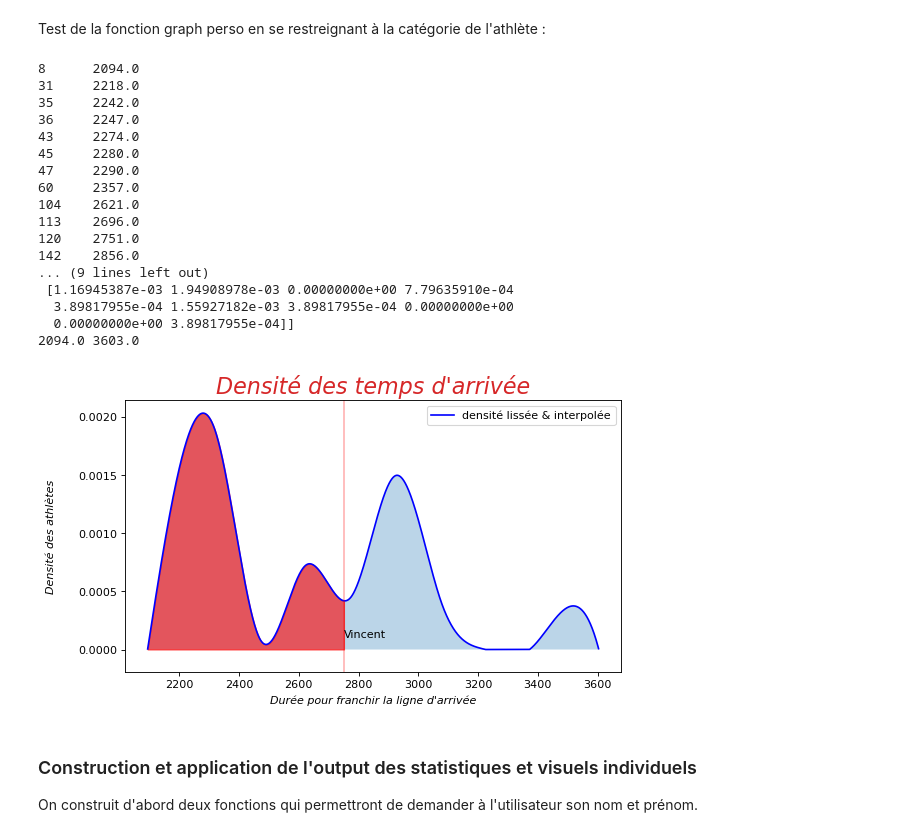
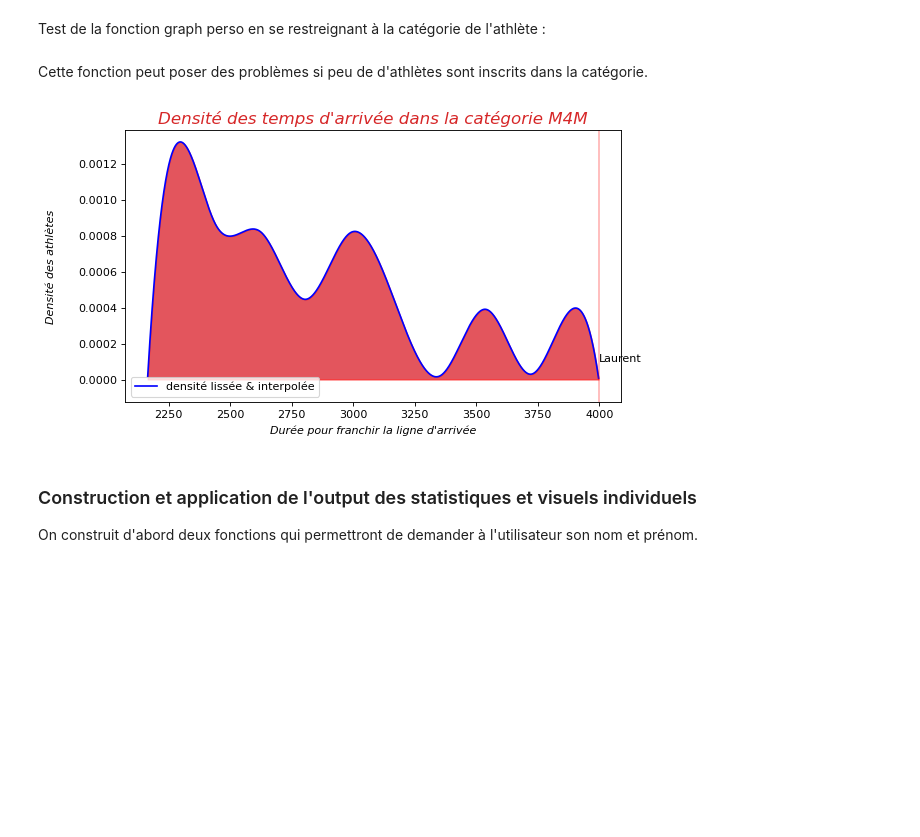
Before and after one commit to Kirscher/ResultAthle, a Jupyter notebook: eda.ipynb, the cells around one changed output. Cells and saved outputs as stored; diff of their text form; code cells hidden in the pictures; blank space fills up the shorter version.

Commit message:
amélioration visuels densité

```diff
--- a/eda.ipynb
+++ b/eda.ipynb
@@ -82,11 +105,10 @@ def truncf (f,xmin, xmax):
 # %% [markdown]
 Il est maintenant possible de définir une fonction pour visualiser la position individuelle de l'athlète dans la densité de temps de la compétition.
 # %%
-def graphePerso(prenom, nom, data):
-    #print(data ['duration'])
+def graphePerso(prenom, nom, data, titre):
+
     densite=algoStatCourse.dens(data['duration'], bins = algoStatCourse.idealBins(len(data['duration']))) #Calcul de la densité de la variable 'duration'
     #print(densite)
-    #print(data['duration'].min(),data['duration'].max())
     fcubic=algoStatCourse.lissage(densite, sep = True,beginend = (data['duration'].min(),data['duration'].max())) #Retourne la fonction d'interpolation cubique
     flin=algoStatCourse.lissage(densite, sep = False, kind = 'linear', beginend = (data['duration'].min(),data['duration'].max())) #Retourne la fonction d'interpolation linéaire
 
@@ -111,13 +133,13 @@ def graphePerso(prenom, nom, data):
     plt.fill_between(x,f2(x), alpha = 0.6, color = 'red') #on affiche l'aire des temps meilleurs à celui de l'individu en rouge
 
     #plt.axvspan(temps, densite[0,0], color='r', alpha=0.3)
-    plt.legend() #permet d'afficher les legendes qu'on a mises dans les arguments 'label' des fonctions juste au dessus
+    plt.legend() #permet d'afficher les légendes qu'on a mises dans les arguments 'label' des fonctions juste au dessus
 
     # Ajout des labels et titre
-    plt.title("Densité des temps d'arrivée", color= 'tab:red', fontsize = '20', fontstyle = 'oblique') # titre
+    plt.title(titre, color= 'tab:red', fontsize = '15', fontstyle = 'oblique') # titre
     plt.xlabel("Durée pour franchir la ligne d'arrivée", fontstyle = 'italic', labelpad=5) #label abscisse
     plt.ylabel("Densité des athlètes", fontstyle = 'italic', labelpad=20) #label ordonnée
-    #plt.xticks(tempsAxe,labels = labelTempsAxe) #permet de choisir ce qu'on met sur l'axe des x : les coordonnees dans le premier argument, ce qu'il faut afficher dans le second.
+    #plt.xticks(tempsAxe,labels = labelTempsAxe) #permet de choisir ce qu'on met sur l'axe des x : les coordonnées dans le premier argument, ce qu'il faut afficher dans le second.
     plt.ylim((-0.1*max(densite[1]),1.1*max(densite[1]))) #permet de choisir l'espace au dessus et au dessous du graphe
     plt.text(data.loc[z[0],'duration'],0.0001,data.loc[z[0],'Prénom'] ) # ajoute un texte directement sur le graphe
     plt.show()
@@ -148,32 +151,15 @@ Name: duration, Length: 250, dtype: float64
 # %% [markdown]
 Test de la fonction graph perso en se restreignant à la catégorie de l'athlète :
 # %%
-def graphePerso2 (prenom, nom,data=data):
+def graphePerso2(prenom, nom, data=data):
     z=data.index[data.Athlète==(nom.upper()+" "+prenom.capitalize())]
     data2=data[data['Catégorie']==data.loc[z[0],'Catégorie']]
-    data2.head()
-    graphePerso(prenom, nom, data=data2)
-
+    graphePerso(prenom, nom, data=data2, titre = f"Densité des temps d'arrivée dans la catégorie {data.loc[z[0],'Catégorie']}")
 
     return
+# %% [markdown]
+Cette fonction peut poser des problèmes si peu de d'athlètes sont inscrits dans la catégorie.
 # %%
-graphePerso2("vincent","moissonnier", data=data)
+graphePerso2("laurent","surget", data=data)
 # %% [output]
-8      2094.0
-31     2218.0
-35     2242.0
-36     2247.0
-43     2274.0
-45     2280.0
-47     2290.0
-60     2357.0
-104    2621.0
-113    2696.0
-120    2751.0
-142    2856.0
-... (9 lines left out)
- [1.16945387e-03 1.94908978e-03 0.00000000e+00 7.79635910e-04
-  3.89817955e-04 1.55927182e-03 3.89817955e-04 0.00000000e+00
-  0.00000000e+00 3.89817955e-04]]
-2094.0 3603.0
-[figure, old version]
+[figure, new version]
```
Also changed, not shown: parts of 7 cells of this notebook.
